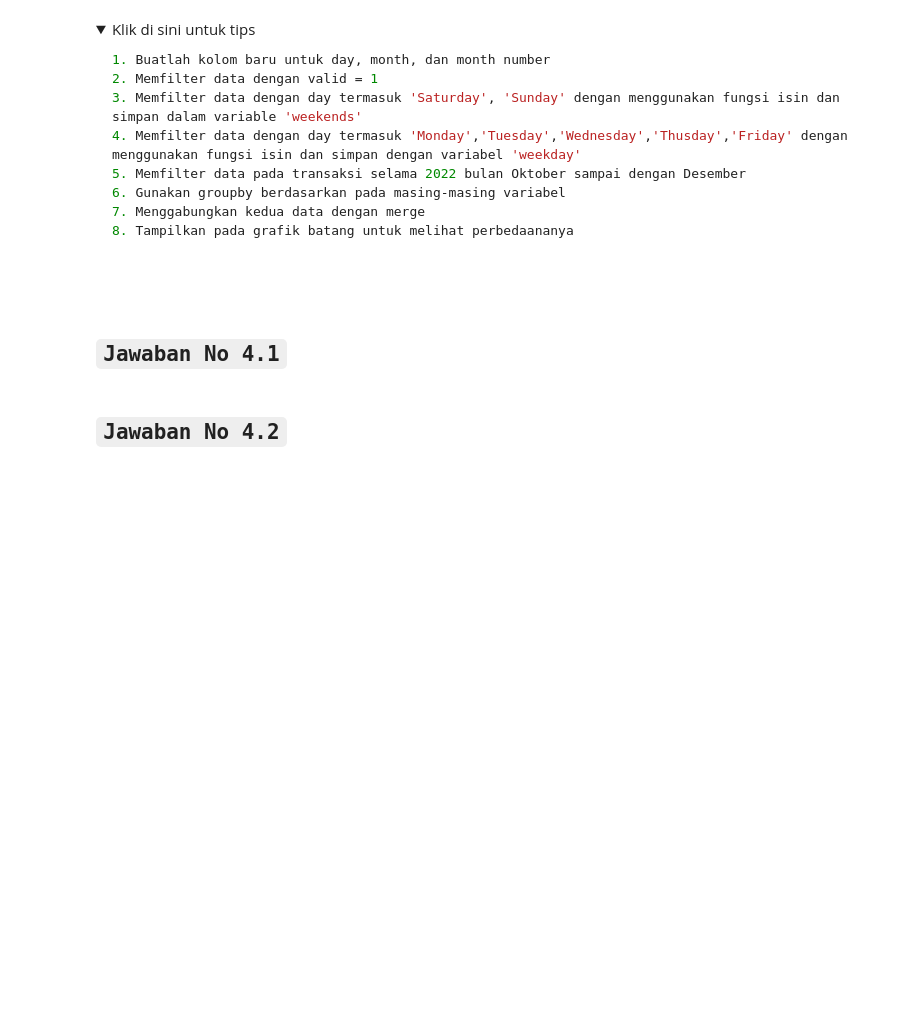
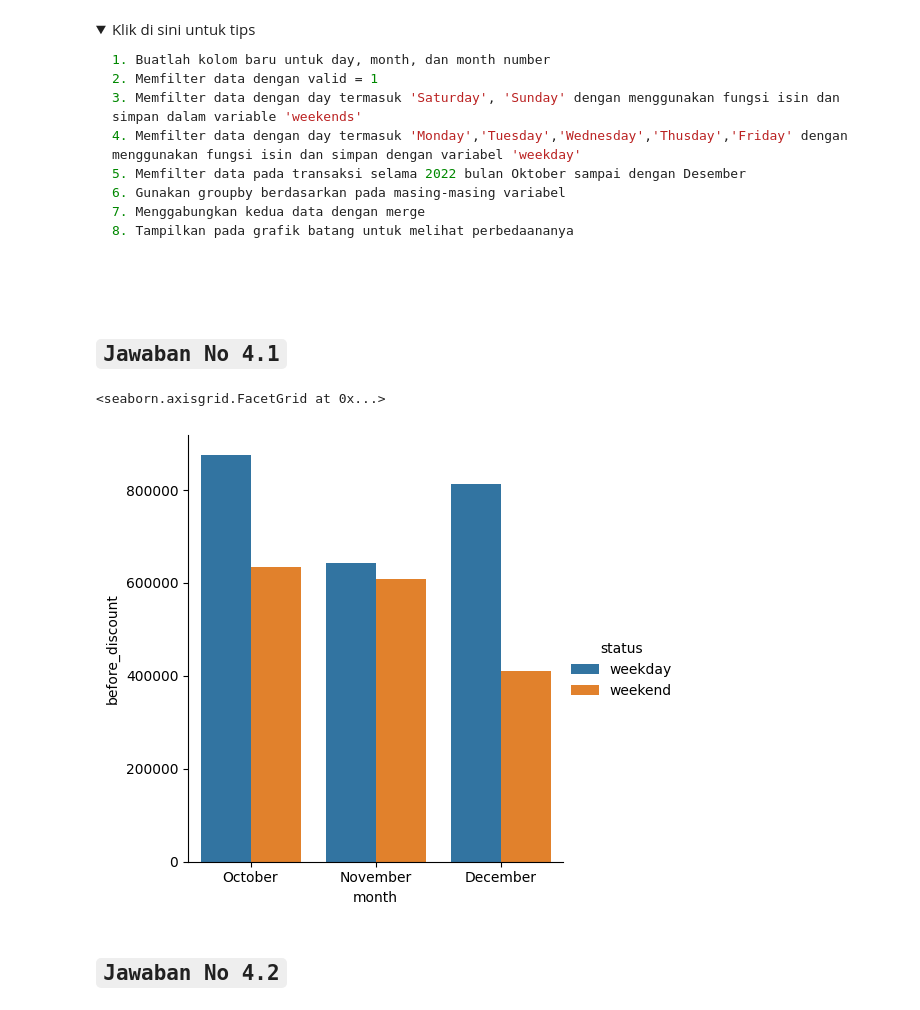
Before and after one commit to rizalrkp/sql-with-python, a Jupyter notebook: Mentoring_Python_DA11.ipynb, the cells around one changed output. Saved outputs shown, nothing was run; the diff lists cells and outputs as text; code cells hidden in the pictures; folded sections open; blank space fills up the shorter version.

```diff
--- a/Mentoring_Python_DA11.ipynb
+++ b/Mentoring_Python_DA11.ipynb
@@ -237,26 +237,3 @@ Regards
 </details>
 # %% [markdown]
 ## `Jawaban No 1`
-# %%
-# Tulis kode Anda di bawah ini. Dapat menggunakan lebih dari 1 blok kode
-df = pd.read_sql("""
-SELECT
-  sku_detail.sku_name,
-	sku_detail.category,
-	SUM(order_detail.qty_ordered) as "Qty. Ordered"
-FROM order_detail
-LEFT JOIN payment_detail
-    on payment_detail.id = order_detail.payment_id
-LEFT JOIN sku_detail
-    on sku_detail.id = order_detail.sku_id
-LEFT JOIN customer_detail
-    on customer_detail.id = order_detail.customer_id
-WHERE
-  is_valid = 1
-  AND sku_detail.category = 'Mobiles & Tablets'
-  AND order_date BETWEEN '2022-01-01' AND '2022-12-31'
-GROUP BY 1, 2
-""", conn)
-
-df = df.sort_values('Qty. Ordered', ascending=False)
-df.head()
@@ -508,3 +464,27 @@ Regards
+# %%
+# Tulis kode Anda di bawah ini. Dapat menggunakan lebih dari 1 blok kode
+condition_1 = ((df['order_date'] >= '2022-10-01') & (df['order_date'] <= '2022-12-31'))
+condition_2 = (df['is_valid'] == 1)
+
+df_mean_of_sales = df[condition_1 & condition_2].copy()
+df_mean_of_sales['day'] = df_mean_of_sales['order_date'].dt.day_name()
+df_mean_of_sales['month'] = df_mean_of_sales['order_date'].dt.month_name()
+
+df_weekday = df_mean_of_sales[df_mean_of_sales['day'].isin(['Monday', 'Tuesday', 'Wednesday', 'Thursday', 'Friday'])].copy()
+df_weekend = df_mean_of_sales[df_mean_of_sales['day'].isin(['Saturday', 'Sunday'])].copy()
+
+df_weekday['status'] = 'weekday'
+df_weekend['status'] = 'weekend'
+
+df_weekday = df_weekday.groupby(['month', 'status'], as_index=False)["before_discount"].mean(numeric_only=True).sort_values(by=['month'], ascending=False)
+df_weekend = df_weekend.groupby(['month', 'status'], as_index=False)["before_discount"].mean(numeric_only=True).sort_values(by=['month'], ascending=False)
+
+df_merge = pd.concat([df_weekday, df_weekend], axis=0)
+
+sns.catplot(data=df_merge,kind='bar',x='month',y='before_discount',hue='status')
+# %% [output]
+<seaborn.axisgrid.FacetGrid at 0x...>
+[figure, added]
 # %% [markdown]
 ## `Jawaban No 4.2`
 # %%
```
Also changed, not shown: parts of 11 cells of this notebook.
